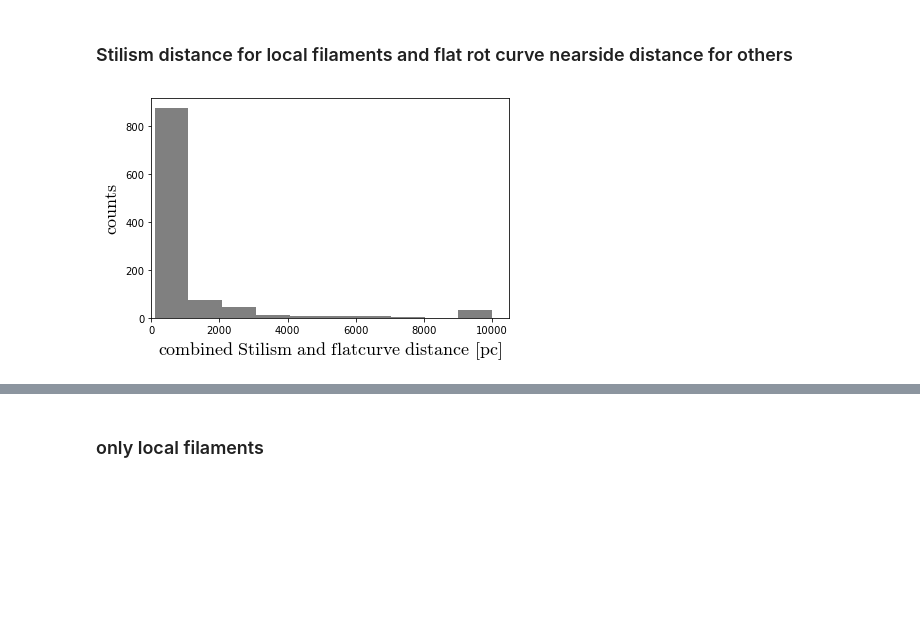
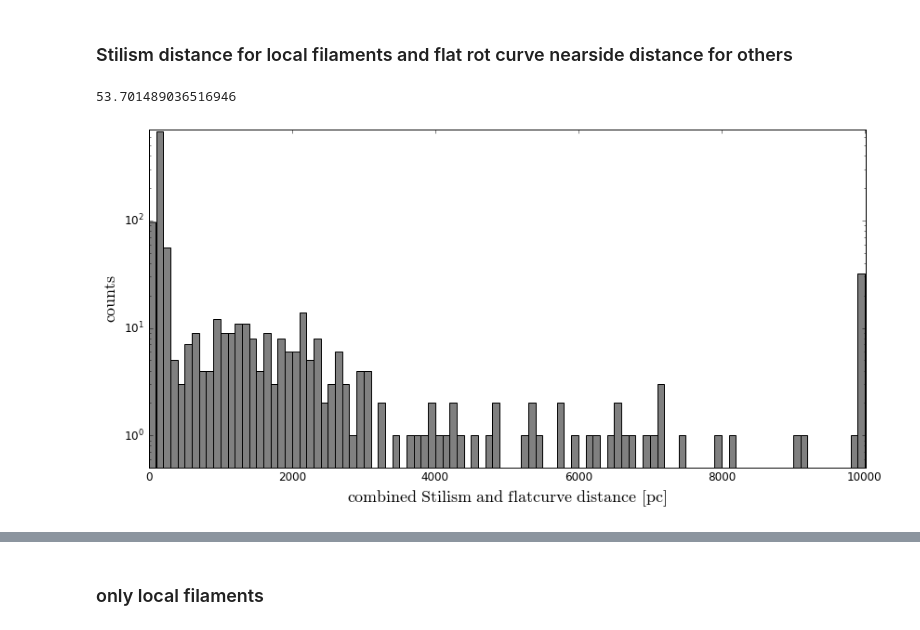
Before and after one commit to LLi1996/fil3d, a Jupyter notebook: examples/fourth_batch_distance.ipynb, the cells around one changed output, grey strips where cells are left out. Drawn from its saved outputs; the diff is of its cells as text; code cells hidden in the pictures; blank space fills up the shorter version.

```diff
--- a/examples/fourth_batch_distance.ipynb
+++ b/examples/fourth_batch_distance.ipynb
@@ -117,13 +117,20 @@ dist[dist < 75] = 100
 lower_bound_flag = (dist > 9999)
 # %%
 width_fits_raw_dcorr = width_fits_raw * (dist / 100)
+# %%
+np.std(stilism_dist)
+# %% [output]
+53.701489036516946
 # %%
-fig, ax = plt.subplots(nrows=1, ncols=1)
-ax.hist(dist, color='grey')
-ax.set_xlim(0)
+fig, ax = plt.subplots(nrows=1, ncols=1, figsize=(12, 6))
+ax.hist(dist, np.arange(0, 10001, 100), color='grey')
+ax.set_xlim(0, 10010)
+ax.set_ylim(0.5)
 ax.set_ylabel('$\mathrm{counts}$', fontsize=18)
 ax.set_xlabel('$\mathrm{combined\ Stilism\ and\ flatcurve\ distance}\ [\mathrm{pc}]$', fontsize=18)
+#ax.set_xscale('log')
+ax.set_yscale('log')
 fig.tight_layout()
 fig.show()
 # %% [output]
-[figure, old version]
+[figure, new version]
```
Also changed, not shown: parts of 9 cells of this notebook, 3 other files.
